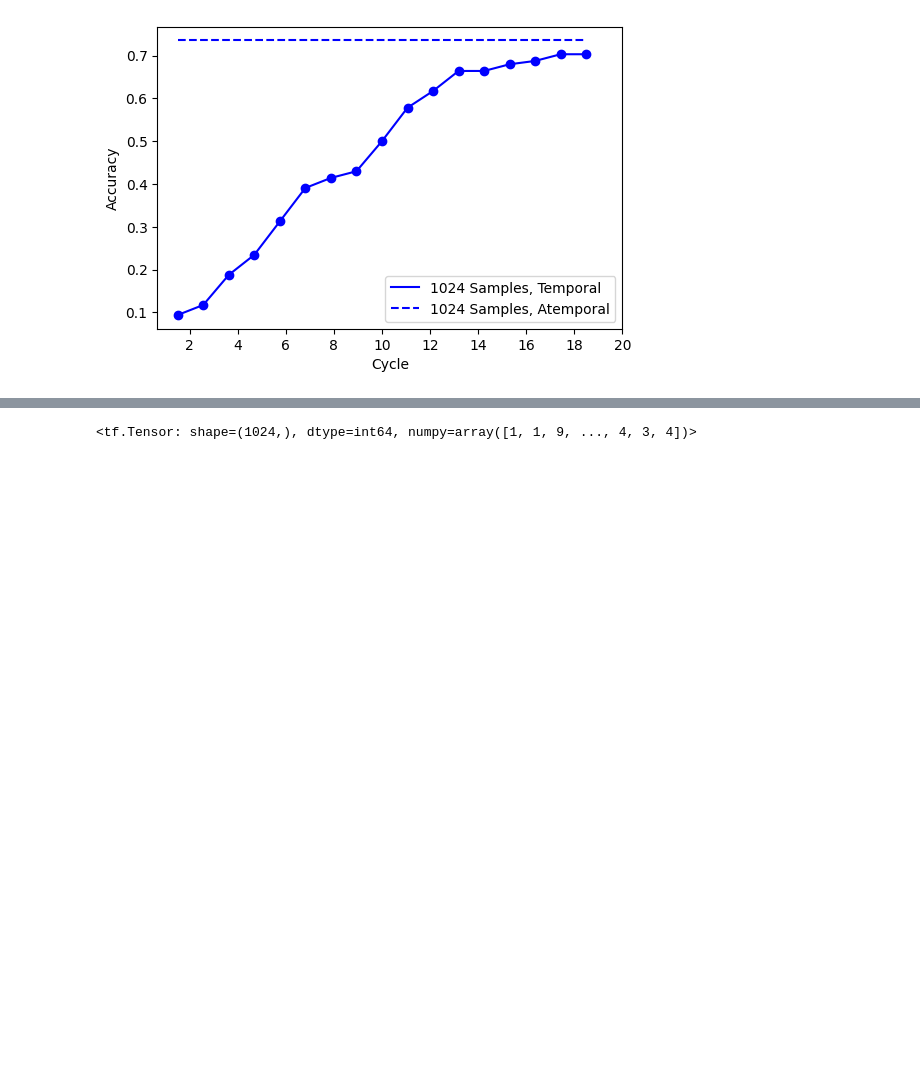
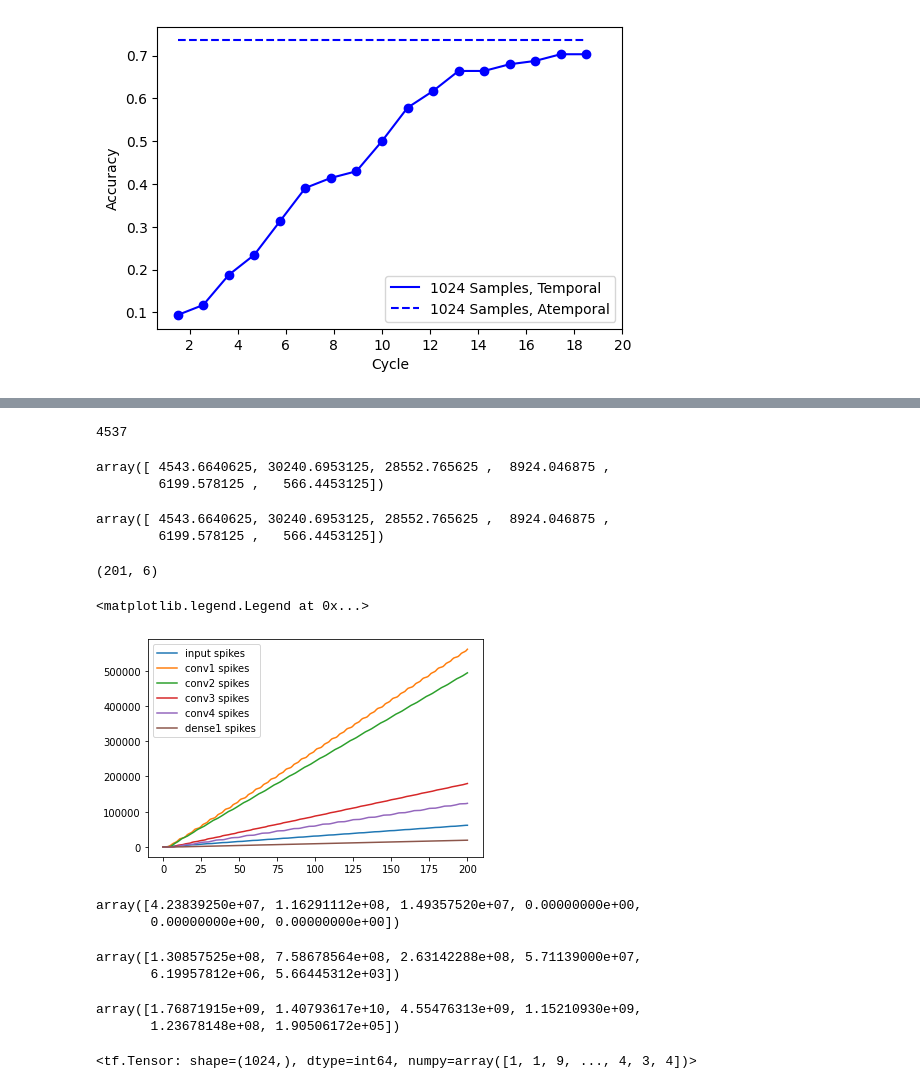
Before and after one commit to wilkieolin/phasor_networks, a Jupyter notebook: cifar execution.ipynb, the cells around one changed output, grey strips where cells are left out. Drawn from its saved outputs; the diff is of its cells as text; code cells hidden in the pictures; blank space fills up the shorter version.

Commit message:
updating models to have op-counting routines

```diff
--- a/cifar execution.ipynb
+++ b/cifar execution.ipynb
@@ -212,0 +251,28 @@ np.savez_compressed("1024_dyn.npz", a=all_predictions)
+# %%
+def get_dynamic_input(model, inputs):
+    x = model.project_fn(inputs)
+    x = model.batchnorm(x)
+    #convert continuous time representations into periodic spike train
+    s = phase_to_train(x, shape=model.image_shape, period=model.dyn_params["period"], repeats=model.repeats)
+
+    return s
+# %%
+inp = get_dynamic_input(model, x_subset)
+# %%
+def count_spikes(model, input_spks, time):
+    count_lambda = lambda x: np.sum(x[1] < time)
+    #get the average, cumulative number of input spikes at the current time
+    input_sum = np.mean(list(map(count_lambda, input_spks)))
+    #get the average, cumulative number of internal spikes for each layer
+    conv1_sum = np.mean(list(map(count_lambda, model.conv1.spike_trains)))
+    conv2_sum = np.mean(list(map(count_lambda, model.conv2.spike_trains)))
+    conv3_sum = np.mean(list(map(count_lambda, model.conv3.spike_trains)))
+    conv4_sum = np.mean(list(map(count_lambda, model.conv4.spike_trains)))
+    dense1_sum = np.mean(list(map(count_lambda, model.dense1.spike_trains)))
+
+    return np.array([input_sum,
+        conv1_sum,
+        conv2_sum,
+        conv3_sum,
+        conv4_sum,
+        dense1_sum])
@@ -212,0 +303,31 @@ np.savez_compressed("1024_dyn.npz", a=all_predictions)
+# %%
+np.sum(inp[0][1] < 1.5)
+# %% [output]
+4537
+# %%
+count_spikes(model, inp, 1.5)
+# %% [output]
+array([ 4543.6640625, 30240.6953125, 28552.765625 ,  8924.046875 ,
+        6199.578125 ,   566.4453125])
+# %%
+count_spikes(model, inp, 1.5)
+# %% [output]
+array([ 4543.6640625, 30240.6953125, 28552.765625 ,  8924.046875 ,
+        6199.578125 ,   566.4453125])
+# %%
+spk_sum = np.array([count_spikes(model, inp, t) for t in np.linspace(0, 20.0, 201)])
+# %%
+spk_sum.shape
+# %% [output]
+(201, 6)
+# %%
+plt.plot(spk_sum[:,0], label="input spikes")
+plt.plot(spk_sum[:,1], label="conv1 spikes")
+plt.plot(spk_sum[:,2], label="conv2 spikes")
+plt.plot(spk_sum[:,3], label="conv3 spikes")
+plt.plot(spk_sum[:,4], label="conv4 spikes")
+plt.plot(spk_sum[:,5], label="dense1 spikes")
+plt.legend()
+# %% [output]
+<matplotlib.legend.Legend at 0x...>
+[figure, added]
@@ -213,3 +355,18 @@ np.savez_compressed("1024_dyn.npz", a=all_predictions)
+# %%
+count_ops(model, inp, 0.5)
+# %% [output]
+array([4.23839250e+07, 1.16291112e+08, 1.49357520e+07, 0.00000000e+00,
+       0.00000000e+00, 0.00000000e+00])
+# %%
+count_ops(model, inp, 1.5)
+# %% [output]
+array([1.30857525e+08, 7.58678564e+08, 2.63142288e+08, 5.71139000e+07,
+       6.19957812e+06, 5.66445312e+03])
+# %%
+count_ops(model, inp, 20)
+# %% [output]
+array([1.76871915e+09, 1.40793617e+10, 4.55476313e+09, 1.15210930e+09,
+       1.23678148e+08, 1.90506172e+05])
 # %%
 #compute the matching static accuracy
 # %%
```
Also changed, not shown: parts of 9 cells of this notebook, 5 other files.
